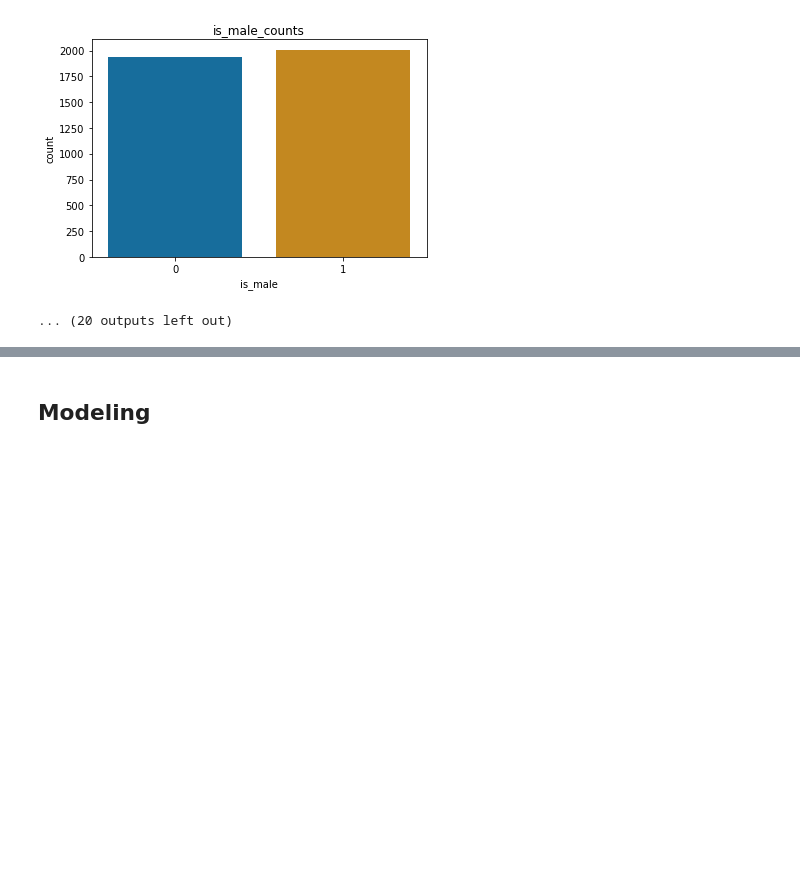
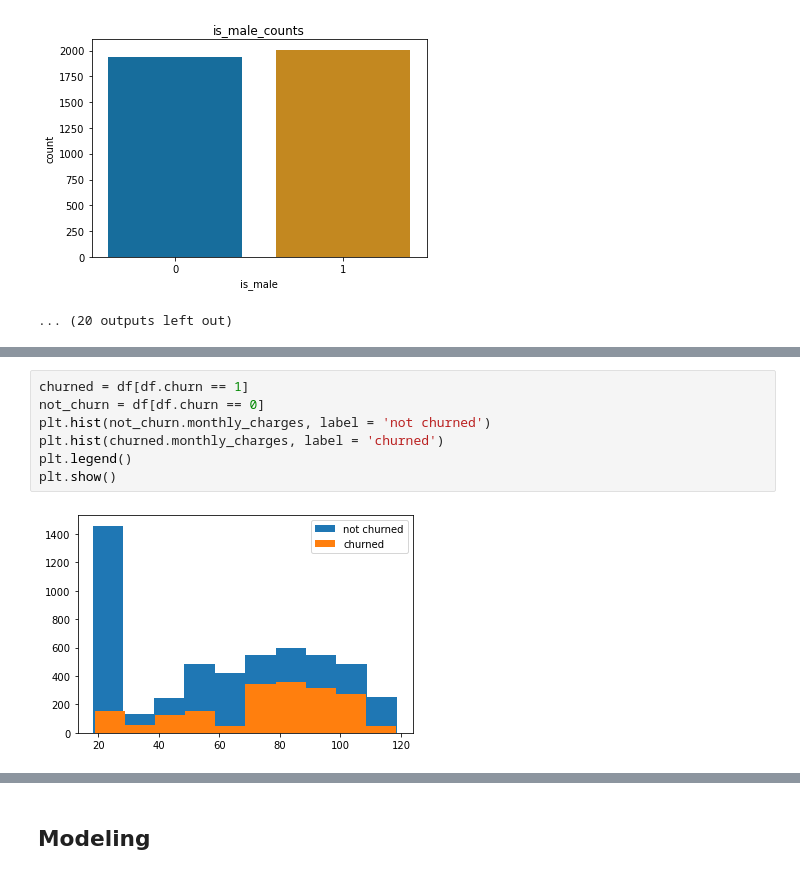
Before and after one commit to jnolf/Codeup-Projects, a Jupyter notebook: classifications_project_workbook.ipynb, the cells around one changed output, grey strips where cells are left out. Cells and saved outputs as stored; diff of their text form; blank space fills up the shorter version.

```diff
--- a/classifications_project_workbook.ipynb
+++ b/classifications_project_workbook.ipynb
@@ -428,0 +459,9 @@ Credit card (automatic)                    865
+# %%
+churned = df[df.churn == 1]
+not_churn = df[df.churn == 0]
+plt.hist(not_churn.monthly_charges, label = 'not churned')
+plt.hist(churned.monthly_charges, label = 'churned')
+plt.legend()
+plt.show()
+# %% [output]
+[figure, added]
```
Also changed, not shown: parts of 80 cells of this notebook, 2 other files.
